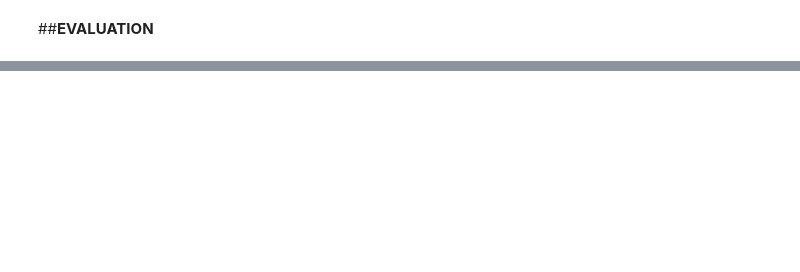
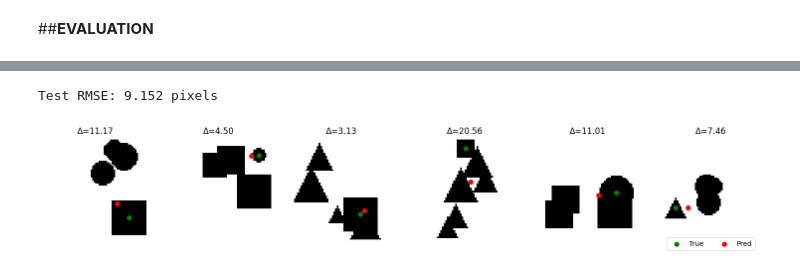
Before and after one commit to glorivaas/Machine_Learning25, a Jupyter notebook: Lab13and14.ipynb, the cells around one changed output, grey strips where cells are left out. Cells and saved outputs as stored; diff of their text form; code cells hidden in the pictures; blank space fills up the shorter version.

```diff
--- a/Lab13and14.ipynb
+++ b/Lab13and14.ipynb
@@ -447,0 +471,32 @@ visualize_predictions(model, OddXYDataset(num_samples=100))
+# %%
+class ShapeAttentionModelV2(nn.Module):
+    def __init__(self, pretrained_model=None):
+        super().__init__()
+        self.embedding = PatchEmbedding()
+        self.pos_enc = PositionalEncoding()
+        self.attn = SelfAttention()
+        self.classifier = TokenClassifier()
+        self.offset_head = OffsetRegressor()
+
+        self.centers = compute_patch_centers()  # [144, 2]
+
+        if pretrained_model:  # ← from phase 1
+            self.embedding.load_state_dict(pretrained_model.embedding.state_dict())
+            self.pos_enc.load_state_dict(pretrained_model.pos_enc.state_dict())
+            self.attn.load_state_dict(pretrained_model.attn.state_dict())
+            self.classifier.load_state_dict(pretrained_model.classifier.state_dict())
+
+    def forward(self, x):
+        x = self.embedding(x)               # [B, 144, 16]
+        x = self.pos_enc(x)
+        x = self.attn(x)
+
+        logits = self.classifier(x)         # [B, 144]
+        probs = torch.softmax(logits, dim=-1)  # [B, 144]
+
+        coarse = soft_argmax(probs, self.centers)  # [B, 2]
+
+        offsets = self.offset_head(x)       # [B, 144, 2]
+        weighted_offset = torch.sum(probs.unsqueeze(-1) * offsets, dim=1)  # [B, 2]
+
+        return coarse + weighted_offset     # Final prediction
@@ -447,0 +537,6 @@ visualize_predictions(model, OddXYDataset(num_samples=100))
+# %%
+evaluate(model_v2, num_samples=1000)
+visualize_predictions(model_v2, OddXYDataset(num_samples=6))
+# %% [output]
+Test RMSE: 9.152 pixels
+[figure, added]
```
Also changed, not shown: parts of 15 cells of this notebook.
